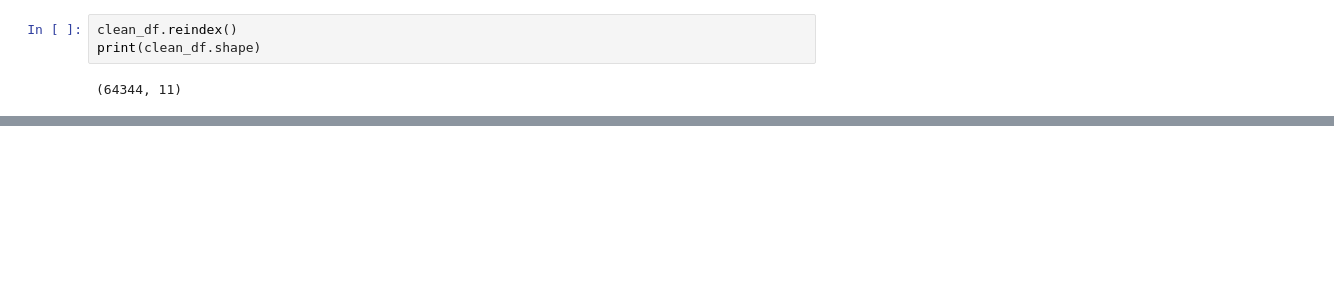
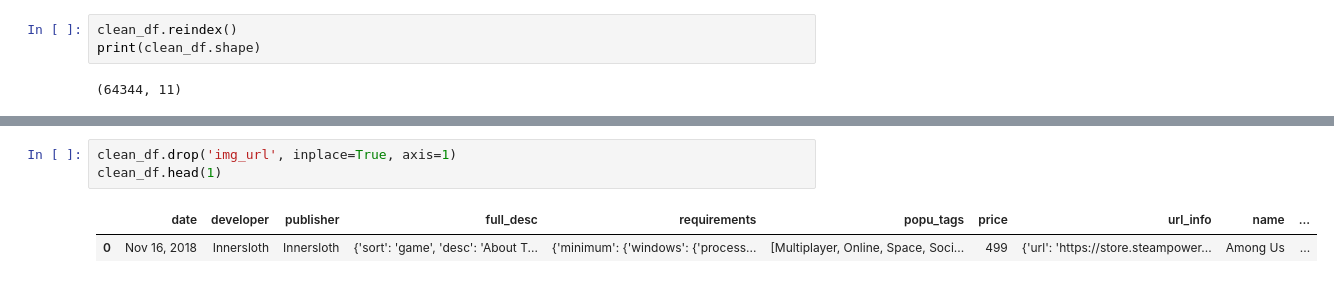
Before and after one commit to hypothetical-lemon/COMP4448, a Jupyter notebook: final_project.ipynb, the cells around one changed output, grey strips where cells are left out. Drawn from its saved outputs; the diff is of its cells as text; blank space fills up the shorter version.

Commit message:
check price

```diff
--- a/final_project.ipynb
+++ b/final_project.ipynb
@@ -138,0 +156,6 @@ print(clean_df.shape)
+# %%
+clean_df.drop('img_url', inplace=True, axis=1)
+clean_df.head(1)
+# %% [output]
+|  | date | developer | publisher | full_desc | requirements | popu_tags | price | url_info | name | ... |
+| 0 | Nov 16, 2018 | Innersloth | Innersloth | {'sort': 'game', 'desc': 'About T... | {'minimum': {'windows': {'process... | [Multiplayer, Online, Space, Soci... | 499 | {'url': 'https://store.steampower... | Among Us | ... |
```
Also changed, not shown: parts of 9 cells of this notebook.
